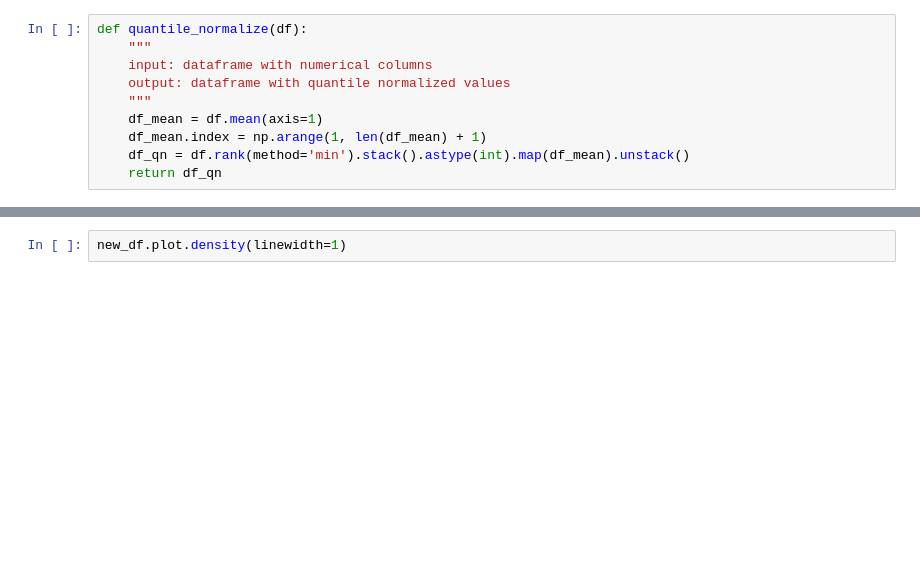
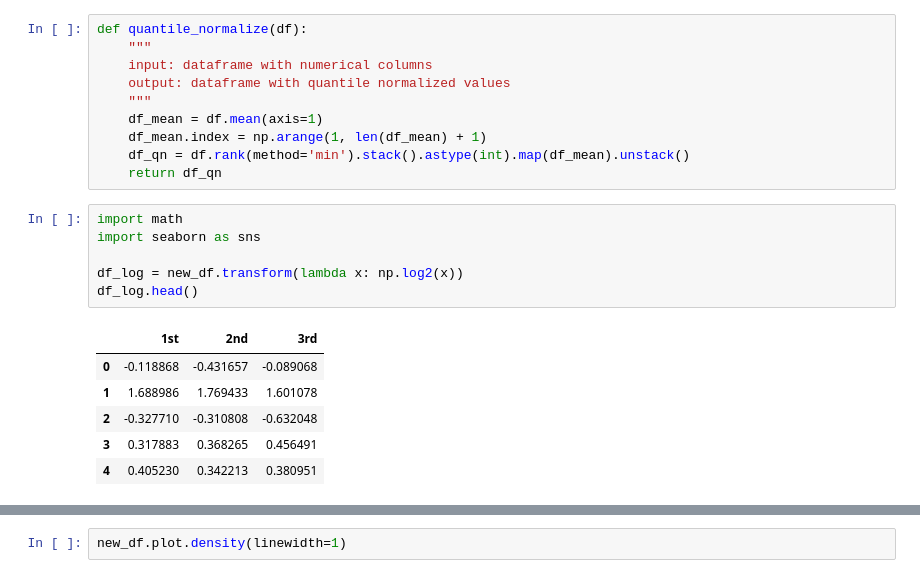
Before and after one commit to simchad/oreome, a Jupyter notebook: notebooks/03-2_quantile_norm.ipynb, the cells around one changed output, grey strips where cells are left out. Cells and saved outputs as stored; diff of their text form; blank space fills up the shorter version.

```diff
--- a/notebooks/03-2_quantile_norm.ipynb
+++ b/notebooks/03-2_quantile_norm.ipynb
@@ -117,3 +117,16 @@ def quantile_normalize(df):
     df_mean.index = np.arange(1, len(df_mean) + 1)
     df_qn = df.rank(method='min').stack().astype(int).map(df_mean).unstack()
     return df_qn
+# %%
+import math
+import seaborn as sns
+
+df_log = new_df.transform(lambda x: np.log2(x))
+df_log.head()
+# %% [output]
+|  | 1st | 2nd | 3rd |
+| 0 | -0.118868 | -0.431657 | -0.089068 |
+| 1 | 1.688986 | 1.769433 | 1.601078 |
+| 2 | -0.327710 | -0.310808 | -0.632048 |
+| 3 | 0.317883 | 0.368265 | 0.456491 |
+| 4 | 0.405230 | 0.342213 | 0.380951 |
```
Also changed, not shown: parts of 4 cells of this notebook, 1 other file.
